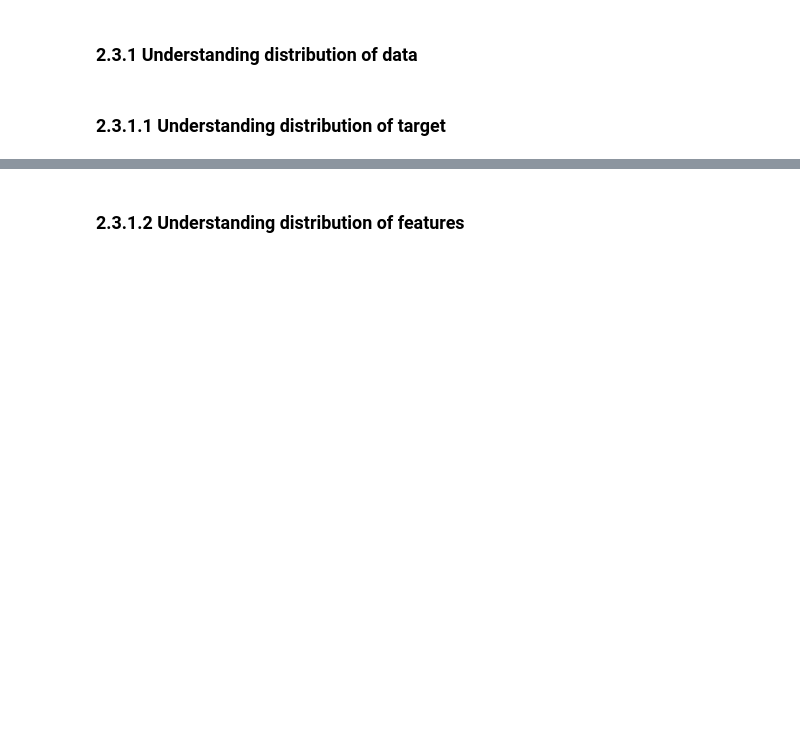
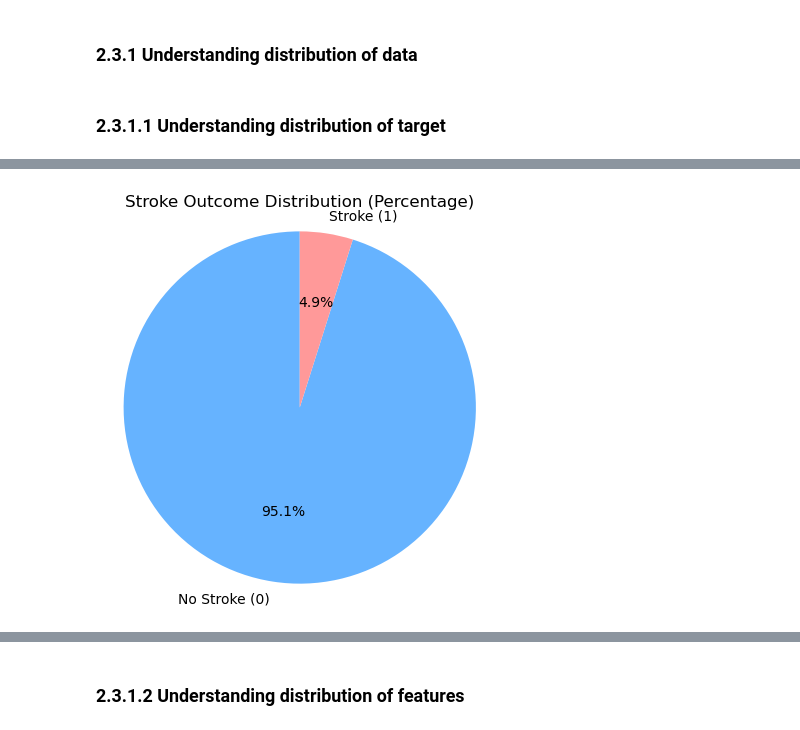
Before and after one commit to myynn/mldp-p03-sharmynho, a Jupyter notebook: assignment-code/MLDP_Stroke_SharmynHo_P03.ipynb, the cells around one changed output, grey strips where cells are left out. Drawn from its saved outputs; the diff is of its cells as text; code cells hidden in the pictures; blank space fills up the shorter version.

Commit message:
Completed Summary Statistics and Data Visualisation

```diff
--- a/assignment-code/MLDP_Stroke_SharmynHo_P03.ipynb
+++ b/assignment-code/MLDP_Stroke_SharmynHo_P03.ipynb
@@ -261,0 +252,16 @@ If i blindly remove any rows containing rare categories or unknown values it cou
+# %%
+stroke_counts = df['stroke'].value_counts().sort_index()
+
+plt.figure(figsize=(5, 5))
+plt.pie(
+    stroke_counts,
+    labels=['No Stroke (0)', 'Stroke (1)'],
+    autopct='%1.1f%%',
+    startangle=90,
+    colors=['#66b3ff', '#ff9999']
+)
+plt.title("Stroke Outcome Distribution (Percentage)")
+plt.axis('equal')
+plt.show()
+# %% [output]
+[figure, added]
```
Also changed, not shown: parts of 58 cells of this notebook.
